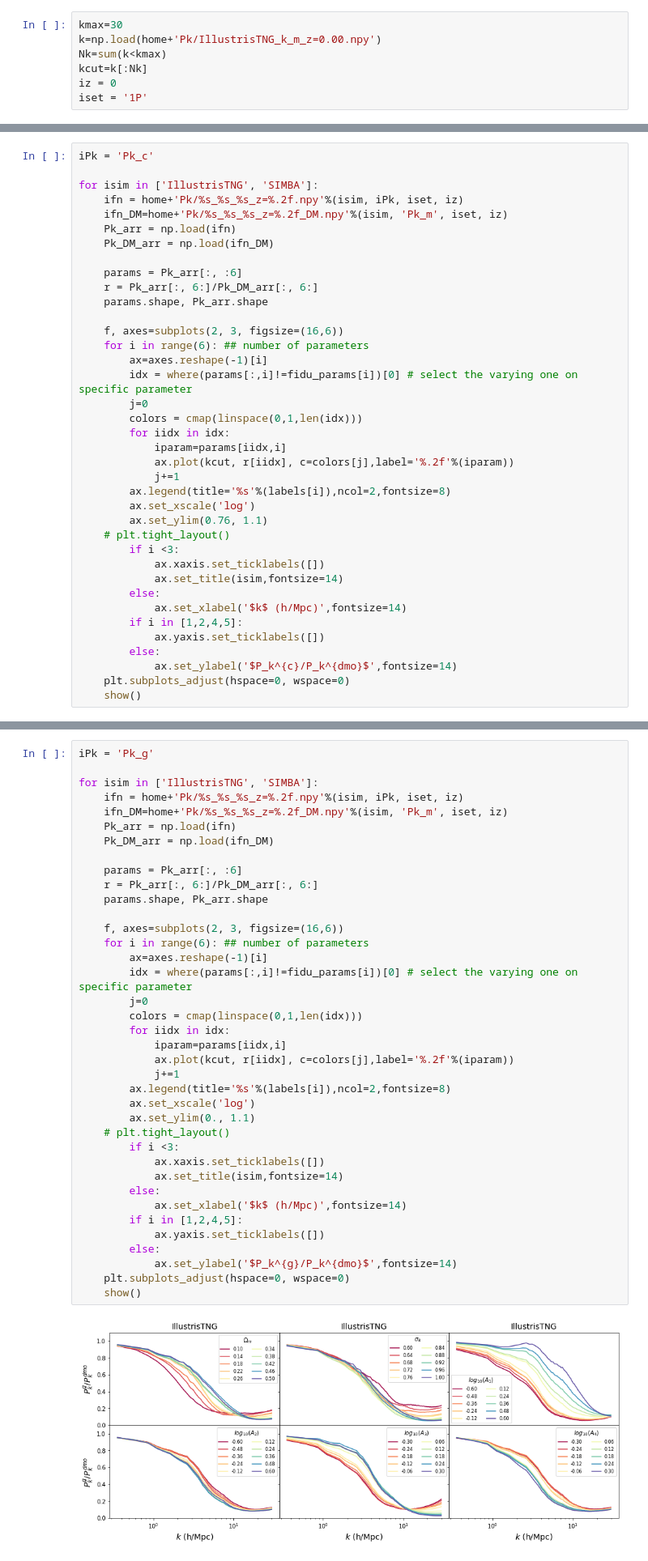
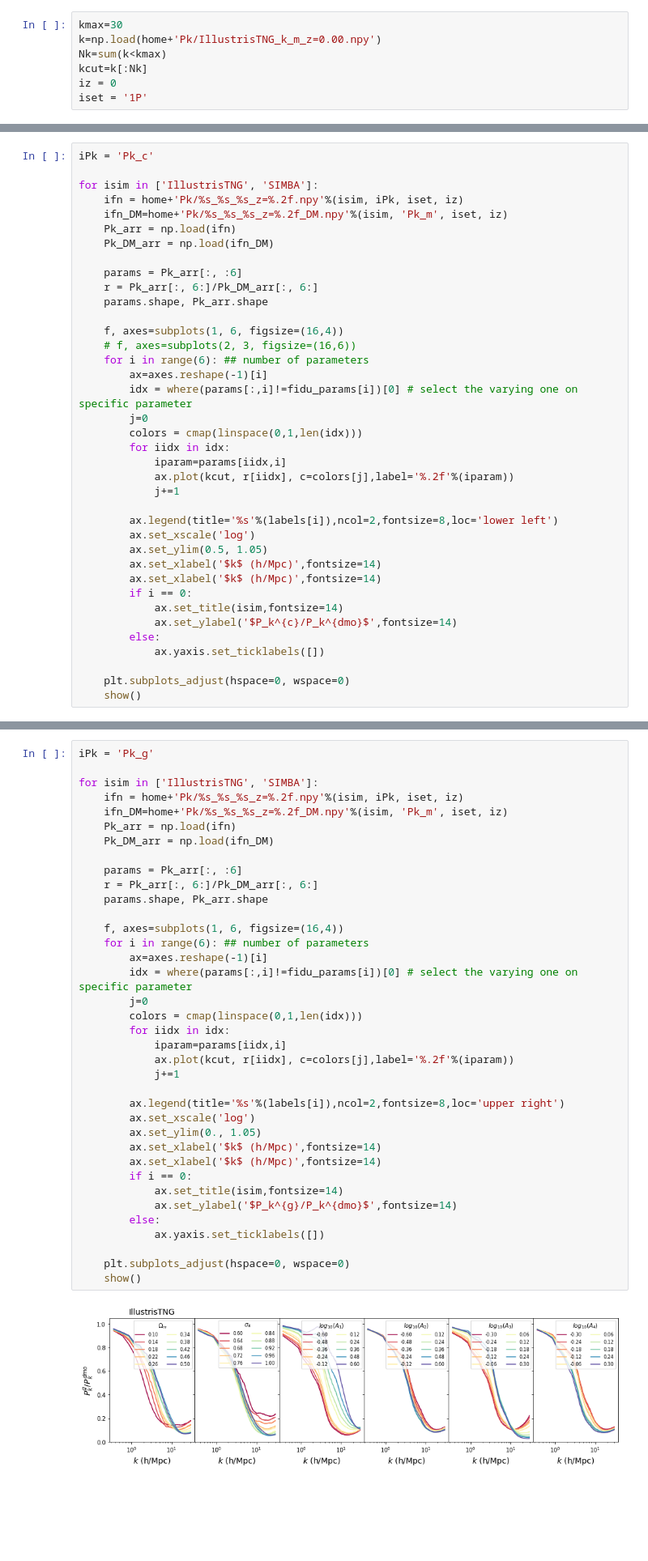
Before and after one commit to liuxx479/cosmo_dep_feedback, a Jupyter notebook: Pk_1P.ipynb, the cells around one changed output, grey strips where cells are left out. Shown at 81% size. Drawn from its saved outputs; the diff is of its cells as text; blank space fills up the shorter version.

```diff
--- a/Pk_1P.ipynb
+++ b/Pk_1P.ipynb
@@ -86,7 +85,8 @@ for isim in ['IllustrisTNG', 'SIMBA']:
     r = Pk_arr[:, 6:]/Pk_DM_arr[:, 6:]
     params.shape, Pk_arr.shape
 
-    f, axes=subplots(2, 3, figsize=(16,6))
+    f, axes=subplots(1, 6, figsize=(16,4))
+    # f, axes=subplots(2, 3, figsize=(16,6))
     for i in range(6): ## number of parameters
         ax=axes.reshape(-1)[i]
         idx = where(params[:,i]!=fidu_params[i])[0] # select the varying one on specific parameter
@@ -96,19 +96,18 @@ for isim in ['IllustrisTNG', 'SIMBA']:
             iparam=params[iidx,i]
             ax.plot(kcut, r[iidx], c=colors[j],label='%.2f'%(iparam))
             j+=1
-        ax.legend(title='%s'%(labels[i]),ncol=2,fontsize=8)
+
+        ax.legend(title='%s'%(labels[i]),ncol=2,fontsize=8,loc='lower left')
         ax.set_xscale('log')
-        ax.set_ylim(0.76, 1.1)
-    # plt.tight_layout()
-        if i <3:
-            ax.xaxis.set_ticklabels([])
+        ax.set_ylim(0.5, 1.05)
+        ax.set_xlabel('$k$ (h/Mpc)',fontsize=14)
+        ax.set_xlabel('$k$ (h/Mpc)',fontsize=14)
+        if i == 0:
             ax.set_title(isim,fontsize=14)
+            ax.set_ylabel('$P_k^{c}/P_k^{dmo}$',fontsize=14)
         else:
-            ax.set_xlabel('$k$ (h/Mpc)',fontsize=14)
-        if i in [1,2,4,5]:
             ax.yaxis.set_ticklabels([])
-        else:
-            ax.set_ylabel('$P_k^{c}/P_k^{dmo}$',fontsize=14)
+
     plt.subplots_adjust(hspace=0, wspace=0)
     show()
 # %% [output]
@@ -117,40 +116,39 @@ for isim in ['IllustrisTNG', 'SIMBA']:
 # %%
 iPk = 'Pk_g'
 
 for isim in ['IllustrisTNG', 'SIMBA']:
     ifn = home+'Pk/%s_%s_%s_z=%.2f.npy'%(isim, iPk, iset, iz)
     ifn_DM=home+'Pk/%s_%s_%s_z=%.2f_DM.npy'%(isim, 'Pk_m', iset, iz)
     Pk_arr = np.load(ifn)
     Pk_DM_arr = np.load(ifn_DM)
 
     params = Pk_arr[:, :6]
     r = Pk_arr[:, 6:]/Pk_DM_arr[:, 6:]
     params.shape, Pk_arr.shape
 
-    f, axes=subplots(2, 3, figsize=(16,6))
+    f, axes=subplots(1, 6, figsize=(16,4))
     for i in range(6): ## number of parameters
         ax=axes.reshape(-1)[i]
         idx = where(params[:,i]!=fidu_params[i])[0] # select the varying one on specific parameter
         j=0
         colors = cmap(linspace(0,1,len(idx)))
         for iidx in idx:
             iparam=params[iidx,i]
             ax.plot(kcut, r[iidx], c=colors[j],label='%.2f'%(iparam))
             j+=1
-        ax.legend(title='%s'%(labels[i]),ncol=2,fontsize=8)
+
+        ax.legend(title='%s'%(labels[i]),ncol=2,fontsize=8,loc='upper right')
         ax.set_xscale('log')
-        ax.set_ylim(0., 1.1)
-    # plt.tight_layout()
-        if i <3:
-            ax.xaxis.set_ticklabels([])
+        ax.set_ylim(0., 1.05)
+        ax.set_xlabel('$k$ (h/Mpc)',fontsize=14)
+        ax.set_xlabel('$k$ (h/Mpc)',fontsize=14)
+        if i == 0:
             ax.set_title(isim,fontsize=14)
+            ax.set_ylabel('$P_k^{g}/P_k^{dmo}$',fontsize=14)
         else:
-            ax.set_xlabel('$k$ (h/Mpc)',fontsize=14)
-        if i in [1,2,4,5]:
             ax.yaxis.set_ticklabels([])
-        else:
-            ax.set_ylabel('$P_k^{g}/P_k^{dmo}$',fontsize=14)
+
     plt.subplots_adjust(hspace=0, wspace=0)
     show()
 # %% [output]
-[figure, old version]
+[figure, new version]
```
Also changed, not shown: parts of 7 cells of this notebook, 49 other files.
